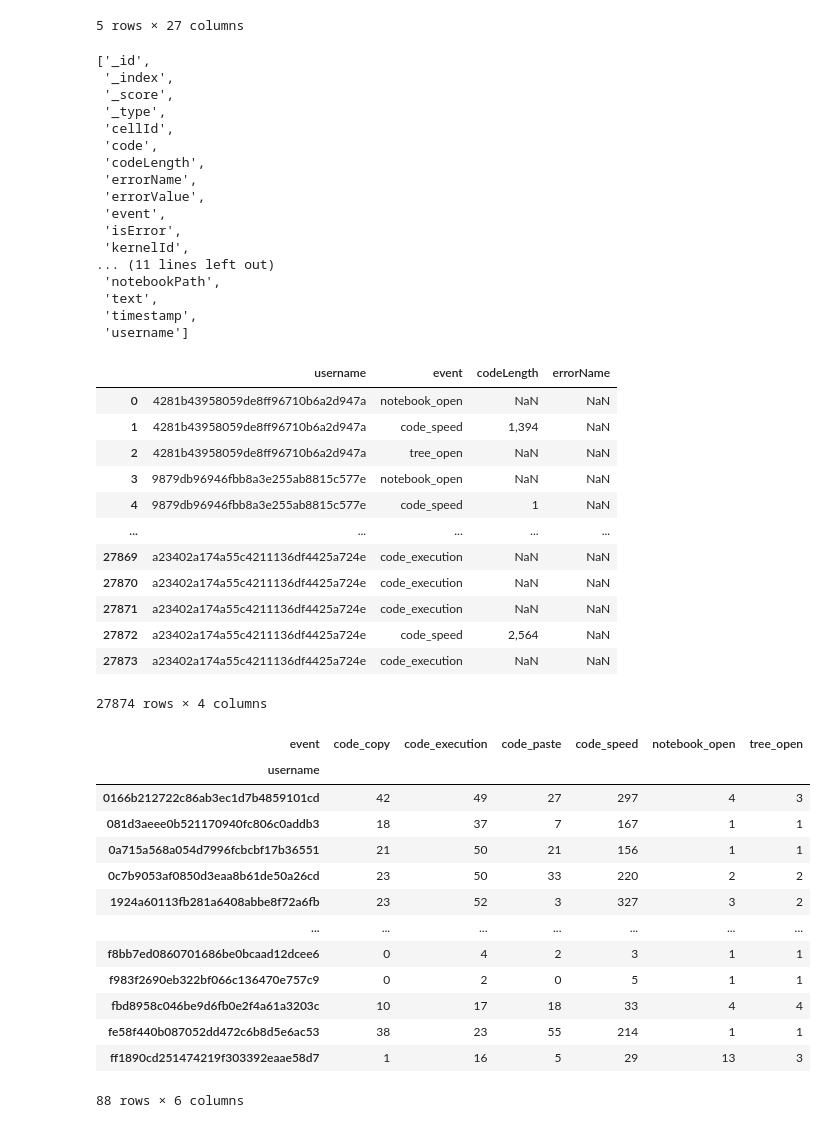
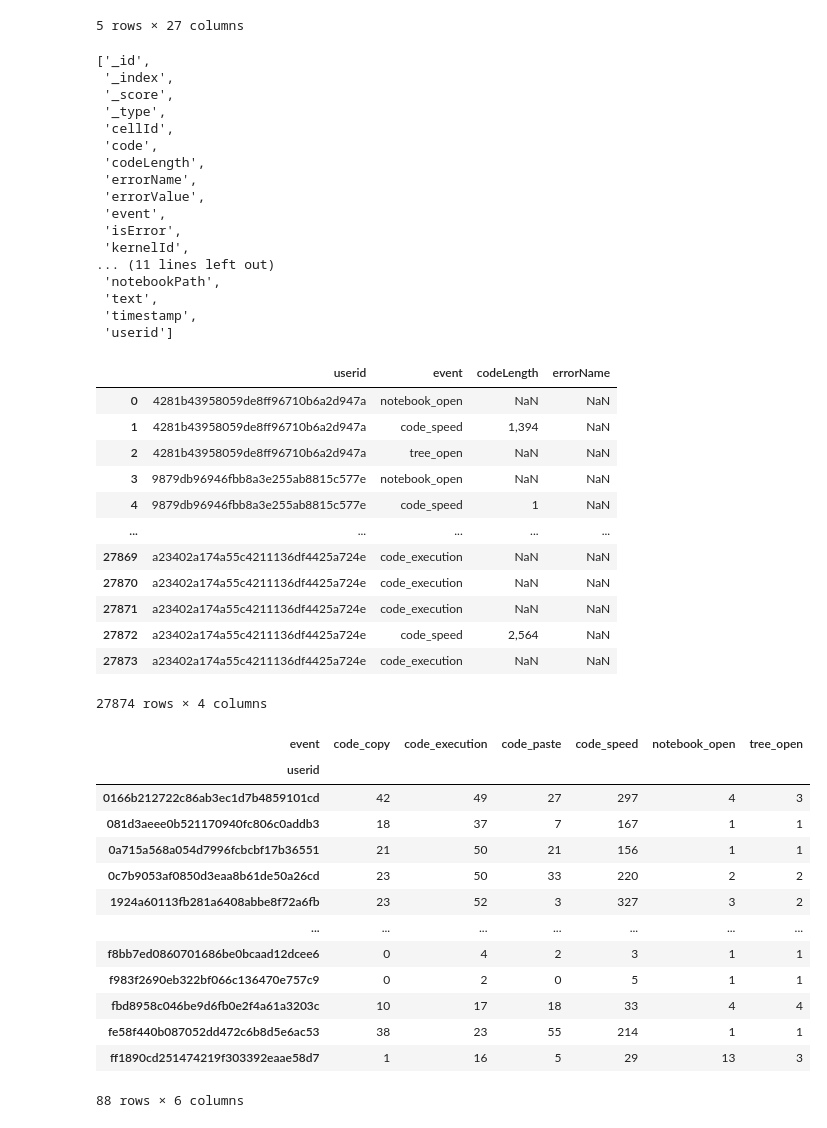
Before and after one commit to advapplab/LBLS160, a Jupyter notebook: viscode.ipynb, the cells around one changed output. Drawn from its saved outputs; the diff is of its cells as text; code cells hidden in the pictures.

```diff
--- a/viscode.ipynb
+++ b/viscode.ipynb
@@ -35,8 +15,10 @@ def md5(i):
 
     return hl.hexdigest()
 # %%
-viscode_pd['username'] = viscode_pd['username'].astype(str)
-viscode_pd['username'] = viscode_pd['username'].apply(md5)
+viscode_pd['userid'] = viscode_pd['username'].astype(str)
+viscode_pd['userid'] = viscode_pd['username'].apply(md5)
+# %%
+viscode_pd = viscode_pd.drop('username', 1)
 # %%
 viscode_pd.head(5)
 # %% [output]
@@ -66,16 +48,16 @@ list(viscode_pd)
  'notebookPath',
  'text',
  'timestamp',
- 'username']
+ 'userid']
 # %%
-viscode_pd = viscode_pd[['username',
+viscode_pd = viscode_pd[['userid',
                          'event',
                          'codeLength',
                          'errorName']]
 # %%
 viscode_pd
 # %% [output]
-|  | username | event | codeLength | errorName |
+|  | userid | event | codeLength | errorName |
 | 0 | 4281b43958059de8ff96710b6a2d947a | notebook_open | NaN | NaN |
 | 1 | 4281b43958059de8ff96710b6a2d947a | code_speed | 1,394 | NaN |
 | 2 | 4281b43958059de8ff96710b6a2d947a | tree_open | NaN | NaN |
@@ -89,12 +71,12 @@ viscode_pd
 | 27873 | a23402a174a55c4211136df4425a724e | code_execution | NaN | NaN |
 27874 rows × 4 columns
 # %%
-viscode_event_grouped = viscode_pd.groupby(['username', 'event']).size().reset_index()
-viscode_event_grouped = viscode_event_grouped.pivot_table(0, ['username'], 'event').fillna(0).astype('int')
+viscode_event_grouped = viscode_pd.groupby(['userid', 'event']).size().reset_index()
+viscode_event_grouped = viscode_event_grouped.pivot_table(0, ['userid'], 'event').fillna(0).astype('int')
 viscode_event_grouped
 # %% [output]
 | event | code_copy | code_execution | code_paste | code_speed | notebook_open | tree_open |
-| username |  |  |  |  |  |  |
+| userid |  |  |  |  |  |  |
 | 0166b212722c86ab3ec1d7b4859101cd | 42 | 49 | 27 | 297 | 4 | 3 |
 | 081d3aeee0b521170940fc806c0addb3 | 18 | 37 | 7 | 167 | 1 | 1 |
 | 0a715a568a054d7996fcbcbf17b36551 | 21 | 50 | 21 | 156 | 1 | 1 |
```
Also changed, not shown: parts of 9 cells of this notebook, 3 other files.
